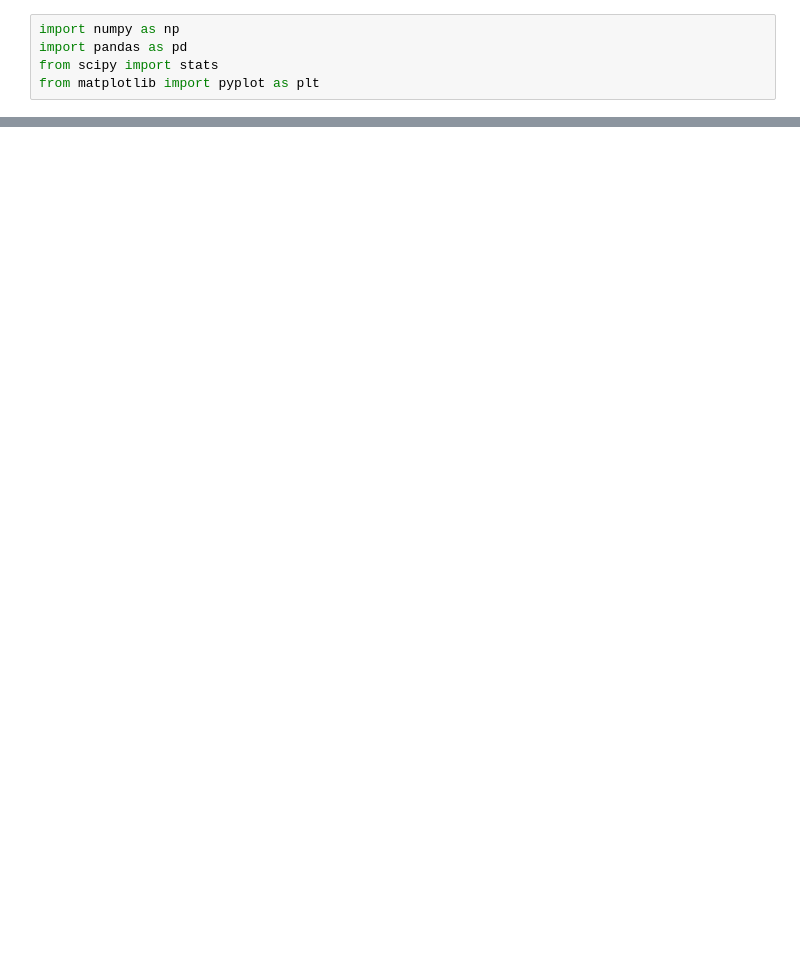
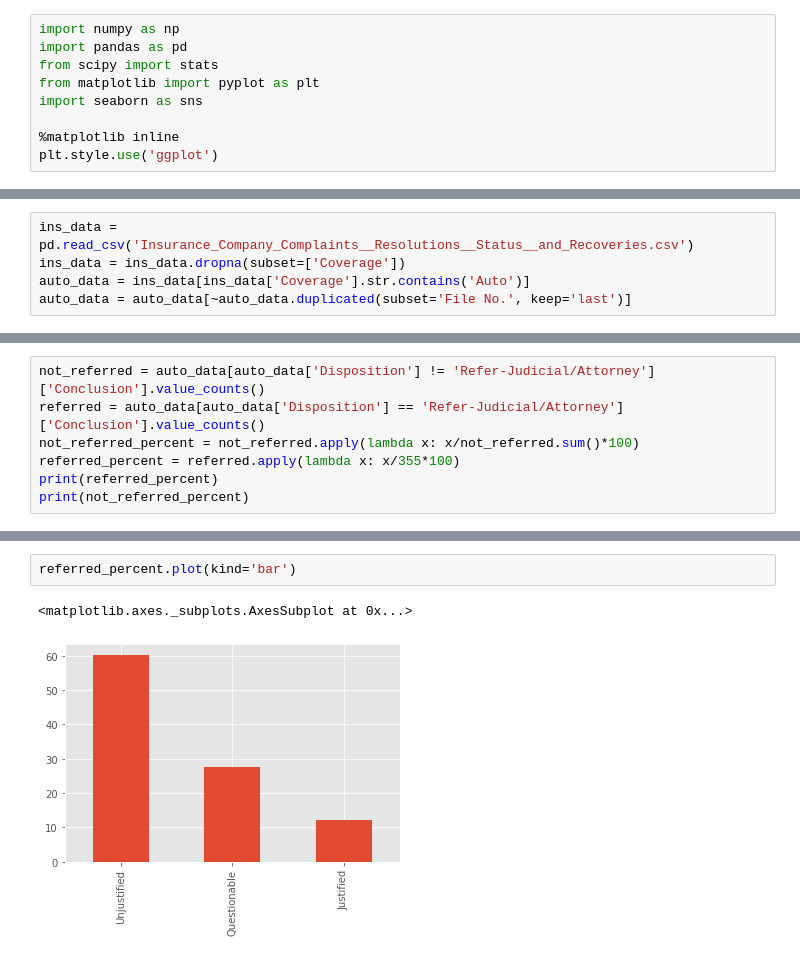
Before and after one commit to HuebnerC/Insurance_Complaints, a Jupyter notebook: Insurance_Complaints/Statistical_testing.ipynb, the cells around one changed output, grey strips where cells are left out. Drawn from its saved outputs; the diff is of its cells as text; blank space fills up the shorter version.

```diff
--- a/Insurance_Complaints/Statistical_testing.ipynb
+++ b/Insurance_Complaints/Statistical_testing.ipynb
@@ -3,3 +3,7 @@ import numpy as np
 import pandas as pd
 from scipy import stats
 from matplotlib import pyplot as plt
+import seaborn as sns
+
+%matplotlib inline
+plt.style.use('ggplot')
@@ -83,0 +10,5 @@ united_performance
+# %%
+ins_data = pd.read_csv('Insurance_Company_Complaints__Resolutions__Status__and_Recoveries.csv')
+ins_data = ins_data.dropna(subset=['Coverage'])
+auto_data = ins_data[ins_data['Coverage'].str.contains('Auto')]
+auto_data = auto_data[~auto_data.duplicated(subset='File No.', keep='last')]
@@ -83,0 +256,7 @@ united_performance
+# %%
+not_referred = auto_data[auto_data['Disposition'] != 'Refer-Judicial/Attorney']['Conclusion'].value_counts()
+referred = auto_data[auto_data['Disposition'] == 'Refer-Judicial/Attorney']['Conclusion'].value_counts()
+not_referred_percent = not_referred.apply(lambda x: x/not_referred.sum()*100)
+referred_percent = referred.apply(lambda x: x/355*100)
+print(referred_percent)
+print(not_referred_percent)
@@ -83,0 +281,5 @@ united_performance
+# %%
+referred_percent.plot(kind='bar')
+# %% [output]
+<matplotlib.axes._subplots.AxesSubplot at 0x...>
+[figure, added]
```
Also changed, not shown: parts of 20 cells of this notebook, 9 other files.
